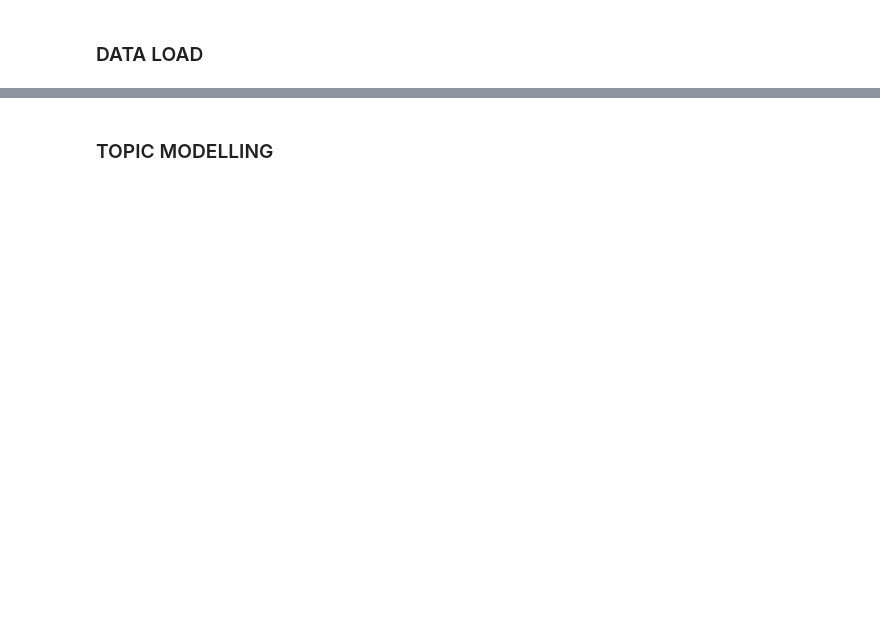
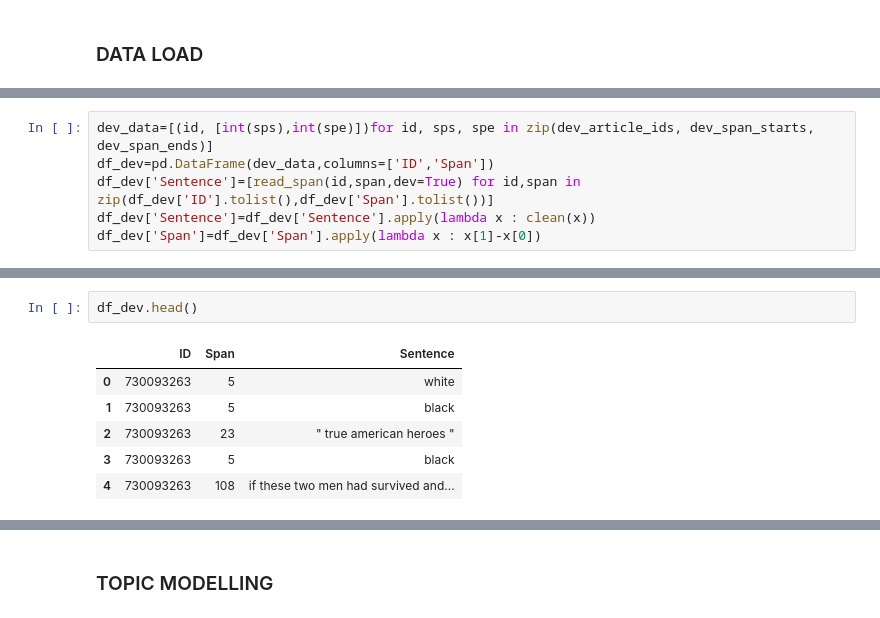
Before and after one commit to harel-coffee/News-Propaganda-Detection-auto, a Jupyter notebook: ML models.ipynb, the cells around one changed output, grey strips where cells are left out. Cells and saved outputs as stored; diff of their text form; blank space fills up the shorter version.

```diff
--- a/ML models.ipynb
+++ b/ML models.ipynb
@@ -96,0 +131,6 @@ pred=model.predict((np.asarray(X_test)).reshape(-1,1))
+# %%
+dev_data=[(id, [int(sps),int(spe)])for id, sps, spe in zip(dev_article_ids, dev_span_starts, dev_span_ends)]
+df_dev=pd.DataFrame(dev_data,columns=['ID','Span'])
+df_dev['Sentence']=[read_span(id,span,dev=True) for id,span in zip(df_dev['ID'].tolist(),df_dev['Span'].tolist())]
+df_dev['Sentence']=df_dev['Sentence'].apply(lambda x : clean(x))
+df_dev['Span']=df_dev['Span'].apply(lambda x : x[1]-x[0])
@@ -96,0 +146,9 @@ pred=model.predict((np.asarray(X_test)).reshape(-1,1))
+# %%
+df_dev.head()
+# %% [output]
+|  | ID | Span | Sentence |
+| 0 | 730093263 | 5 | white |
+| 1 | 730093263 | 5 | black |
+| 2 | 730093263 | 23 | " true american heroes " |
+| 3 | 730093263 | 5 | black |
+| 4 | 730093263 | 108 | if these two men had survived and... |
```
Also changed, not shown: parts of 39 cells of this notebook.
